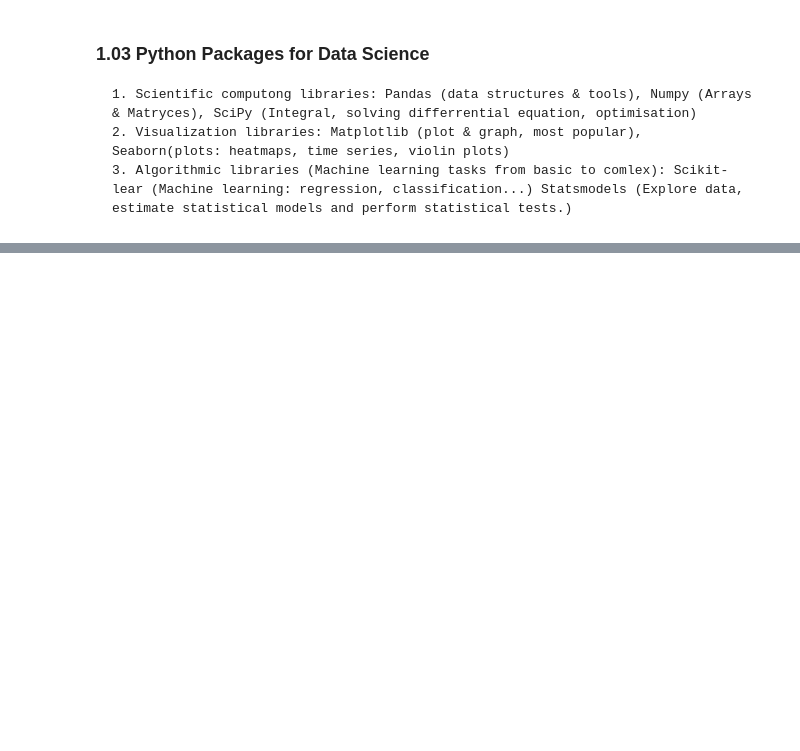
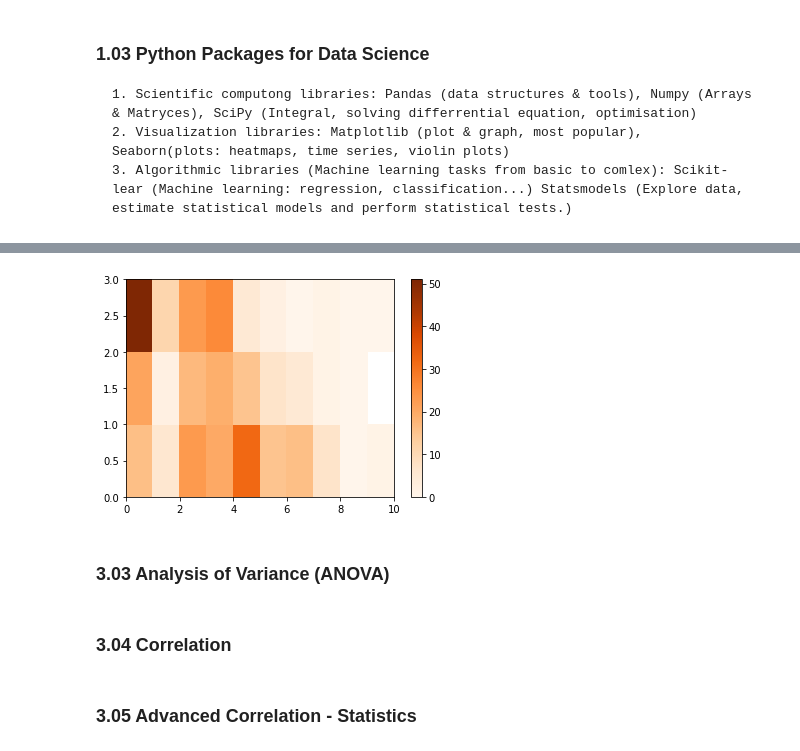
Before and after one commit to romeo1two/ImigrationExploration, a Jupyter notebook: develop/2018-03-22-MN-Data_analysis.ipynb, the cells around one changed output, grey strips where cells are left out. Drawn from its saved outputs; the diff is of its cells as text; code cells hidden in the pictures; blank space fills up the shorter version.

```diff
--- a/develop/2018-03-22-MN-Data_analysis.ipynb
+++ b/develop/2018-03-22-MN-Data_analysis.ipynb
@@ -57,0 +287,4 @@ First we need to understand what ich feature of the dataset represents
+# %%
+tdf = pd.read_csv('../../data/Titanic.dataset/titanic_train.csv', header=0,)
+
+tdf.head()
@@ -57,0 +318,9 @@ First we need to understand what ich feature of the dataset represents
+# %%
+# Age groups preparation
+
+#in the third line we create labeles for each bin
+group_labels_age = ['0 to 10', '10 to 20', '20 to 30', '30 to 40', '40 to 50',
+                   '50 to 60', '60 to 70', '70 to 80', '80 to 90', '90 to 100']
+
+#in the last line we create column similar to the total with bins values
+tdf['Age-bin'] = pd.cut(tdf['Age'], 10, labels=group_labels_age)
@@ -57,0 +331,7 @@ First we need to understand what ich feature of the dataset represents
+# %%
+# we first pich up the columns we are interested in
+tdf_test = tdf[['Pclass', 'Age-bin', 'Survived']]
+tdf_test
+# we than grouping the columns
+df_grp = tdf_test.groupby(['Age-bin', 'Pclass',], as_index=False).aggregate(np.sum)
+df_grp
@@ -57,0 +356,5 @@ First we need to understand what ich feature of the dataset represents
+# %%
+# a pivot tavle makes it easear da display previouse dataframe
+# a pivot table displays one column along the columns and one along the rows
+df_pivot = df_grp.pivot(index='Pclass', columns='Age-bin')
+df_pivot
@@ -57,0 +368,13 @@ First we need to understand what ich feature of the dataset represents
+# %%
+# another way to represent data is a HeatMap
+plt.pcolor(df_pivot, cmap='Oranges')
+plt.colorbar()
+plt.show()
+# %% [output]
+[figure, added]
+# %% [markdown]
+### 3.03 Analysis of Variance (ANOVA)
+# %% [markdown]
+### 3.04 Correlation
+# %% [markdown]
+### 3.05 Advanced Correlation - Statistics
```
Also changed, not shown: parts of 39 cells of this notebook.
